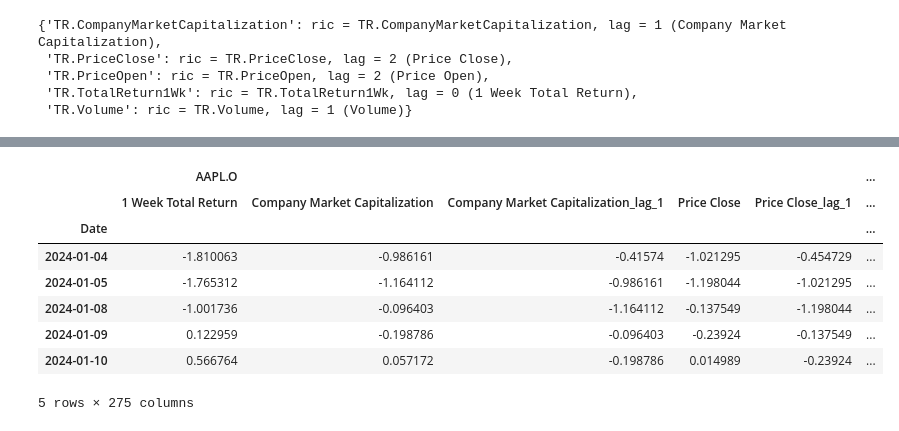
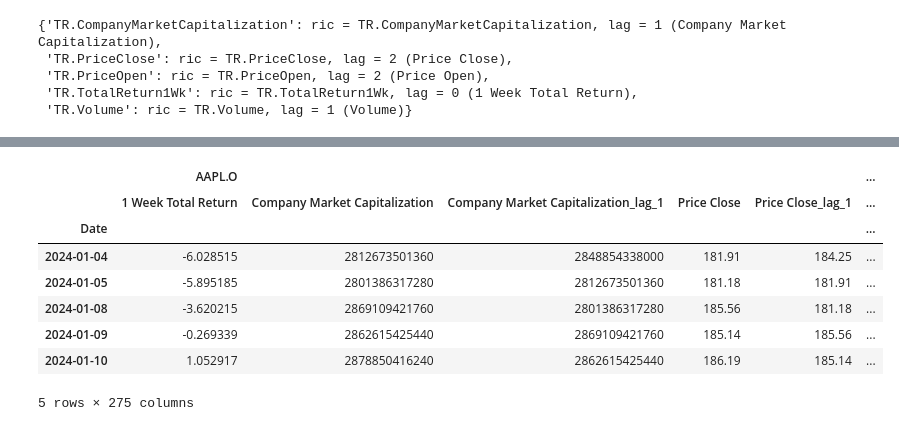
Before and after one commit to BrandonTang89/PortfolioManagement, a Jupyter notebook: PortfolioOptimisation.ipynb, the cells around one changed output, grey strips where cells are left out. Drawn from its saved outputs; the diff is of its cells as text; code cells hidden in the pictures.

```diff
--- a/PortfolioOptimisation.ipynb
+++ b/PortfolioOptimisation.ipynb
@@ -54,7 +53,7 @@ Universe of size 25
 Fields:  dict_keys(['TR.TotalReturn1Wk', 'TR.Volume', 'TR.CompanyMarketCapitalization', 'TR.PriceClose', 'TR.PriceOpen'])
 # %%
 start_date = "2024-01-01"
-end_date = "2024-03-01"
+end_date = "2024-10-01"
 
 start_date = pd.to_datetime(start_date)
 end_date = pd.to_datetime(end_date)
@@ -142,3 +104,0 @@ expanded_features
-# %%
-data = (data - data.mean()) / data.std()
-data.head()
@@ -158,24 +105,29 @@ ndata = data.copy()
 # %%
 # Construct the lagged fields
-for ric in universe:
-    for field_name in field_names:
-        lag = fields[field_name].lag
-        string_rep = fields[field_name].string_rep
-        for cur_lag in range(1, lag+1):
-            ndata[(ric, f'{string_rep}_lag_{cur_lag}')] = data[(ric, f'{string_rep}')].shift(cur_lag)
+
+def expand_data(data_in):
+    expanded_data = data_in.copy()
+    for ric in universe:
+        for field_name in field_names:
+            lag = fields[field_name].lag
+            string_rep = fields[field_name].string_rep
+            for cur_lag in range(1, lag+1):
+                expanded_data[(ric, f'{string_rep}_lag_{cur_lag}')] = data_in[(ric, f'{string_rep}')].shift(cur_lag)
+    expanded_data = expanded_data.sort_index(axis=1)
+    expanded_data.dropna(inplace=True)
+    return expanded_data
 
 # Sort the lagged fields back into the correct order
-ndata = ndata.sort_index(axis=1)
-ndata.dropna(inplace=True)
-ndata.head()
+expanded_data = expand_data(data)
+expanded_data.head()
 # %% [output]
 |  | AAPL.O |  |  |  |  | ... |
 |  | 1 Week Total Return | Company Market Capitalization | Company Market Capitalization_lag_1 | Price Close | Price Close_lag_1 | ... |
 | Date |  |  |  |  |  | ... |
-| 2024-01-04 | -1.810063 | -0.986161 | -0.41574 | -1.021295 | -0.454729 | ... |
-| 2024-01-05 | -1.765312 | -1.164112 | -0.986161 | -1.198044 | -1.021295 | ... |
-| 2024-01-08 | -1.001736 | -0.096403 | -1.164112 | -0.137549 | -1.198044 | ... |
-| 2024-01-09 | 0.122959 | -0.198786 | -0.096403 | -0.23924 | -0.137549 | ... |
-| 2024-01-10 | 0.566764 | 0.057172 | -0.198786 | 0.014989 | -0.23924 | ... |
+| 2024-01-04 | -6.028515 | 2812673501360 | 2848854338000 | 181.91 | 184.25 | ... |
+| 2024-01-05 | -5.895185 | 2801386317280 | 2812673501360 | 181.18 | 181.91 | ... |
+| 2024-01-08 | -3.620215 | 2869109421760 | 2801386317280 | 185.56 | 181.18 | ... |
+| 2024-01-09 | -0.269339 | 2862615425440 | 2869109421760 | 185.14 | 185.56 | ... |
+| 2024-01-10 | 1.052917 | 2878850416240 | 2862615425440 | 186.19 | 185.14 | ... |
 5 rows × 275 columns
 # %%
```
Also changed, not shown: parts of 29 cells of this notebook, 5 other files.
